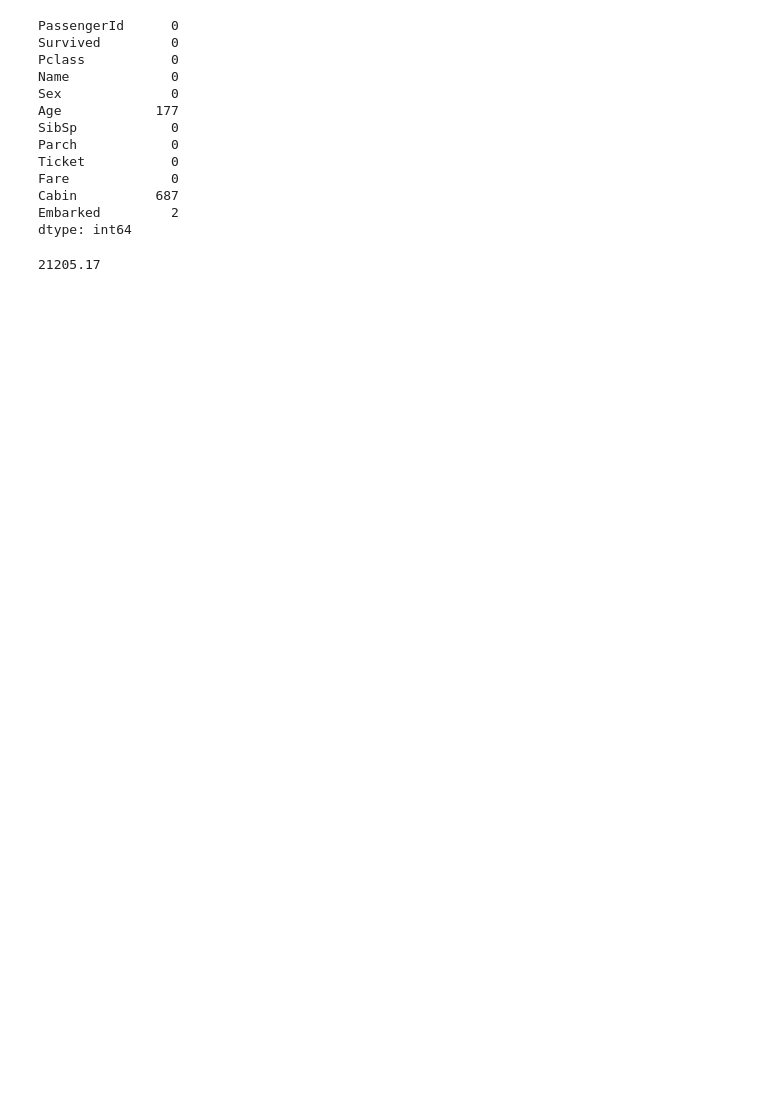
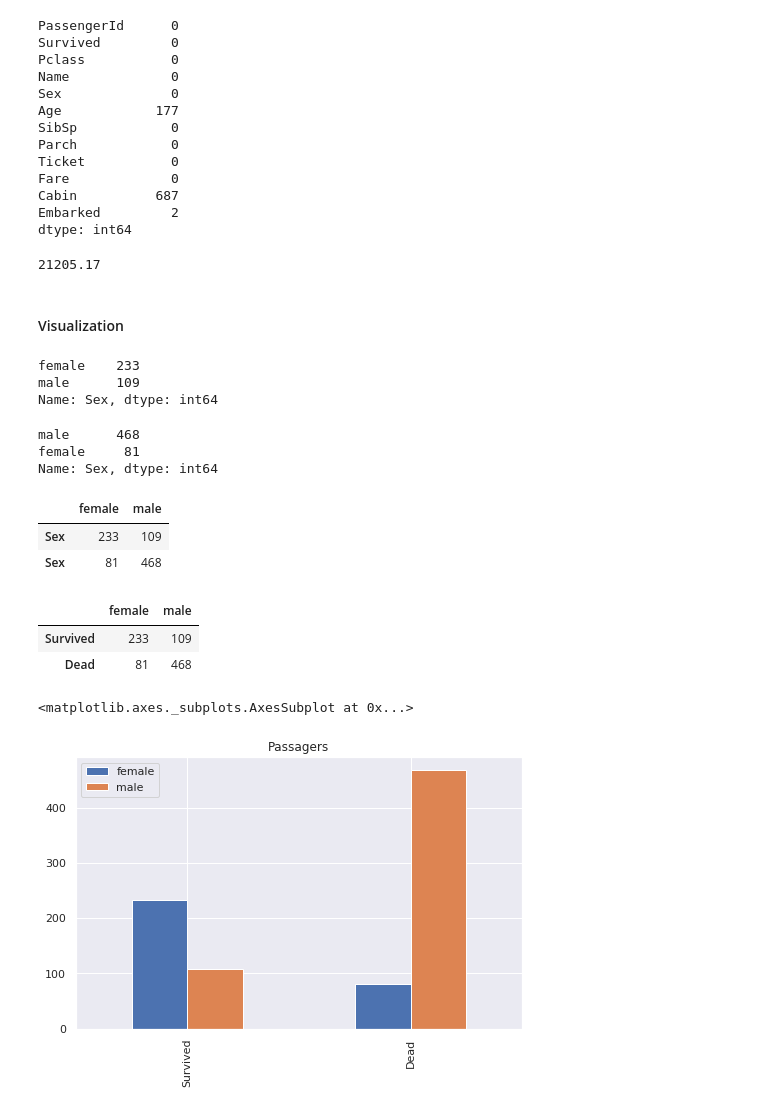
Before and after one commit to SkinkaDS/Titanic, a Jupyter notebook: thaynnara/titanic.ipynb, the cells around one changed output. Drawn from its saved outputs; the diff is of its cells as text; code cells hidden in the pictures; blank space fills up the shorter version.

```diff
--- a/thaynnara/titanic.ipynb
+++ b/thaynnara/titanic.ipynb
@@ -154,3 +154,5 @@ dtype: int64
 dataFrame["Age"].sum()
 # %% [output]
 21205.17
+# %% [markdown]
+#### Visualization
@@ -156,0 +165,35 @@ dataFrame["Age"].sum()
+# %%
+# getting all survivors and the their sex and couting it
+s = dataFrame[dataFrame.Survived == 1]["Sex"].value_counts()
+s
+# %% [output]
+female    233
+male      109
+Name: Sex, dtype: int64
+# %%
+# getting the sex of the dead ones
+d = dataFrame[dataFrame.Survived == 0]["Sex"].value_counts()
+d
+# %% [output]
+male      468
+female     81
+Name: Sex, dtype: int64
+# %%
+df = pandas.DataFrame([s,d])
+df
+# %% [output]
+|  | female | male |
+| Sex | 233 | 109 |
+| Sex | 81 | 468 |
+# %%
+df.index = ['Survived', 'Dead']
+df
+# %% [output]
+|  | female | male |
+| Survived | 233 | 109 |
+| Dead | 81 | 468 |
+# %%
+df.plot(kind="bar", stacked=False, figsize=(8, 5), edgecolor="white", title= "Passagers")
+# %% [output]
+<matplotlib.axes._subplots.AxesSubplot at 0x...>
+[figure, added]
```
Also changed, not shown: parts of 7 cells of this notebook.
